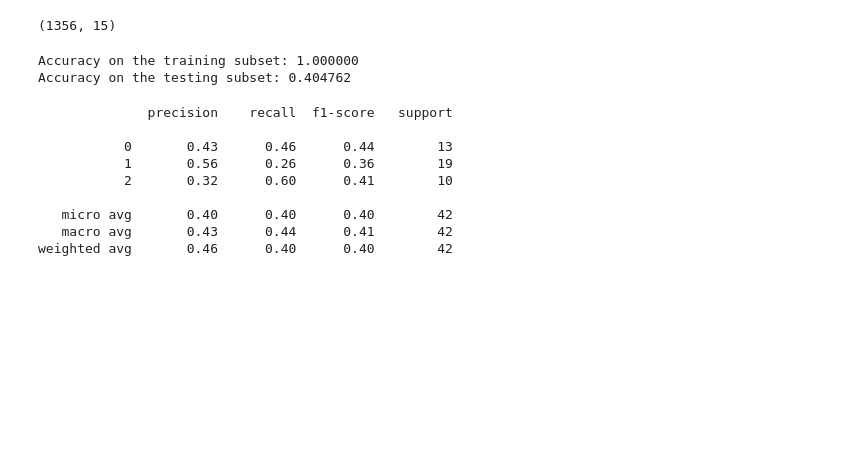
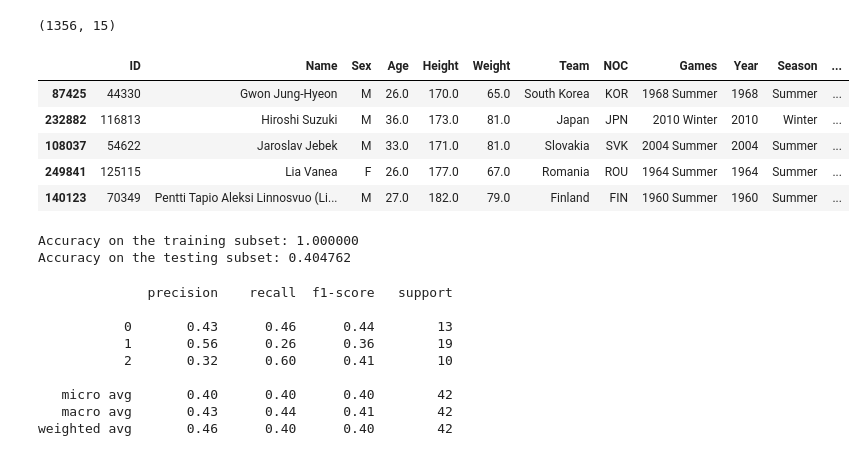
Before and after one commit to nassersaazi/ml_models, a Jupyter notebook: sports.ipynb, the cells around one changed output. Cells and saved outputs as stored; diff of their text form; code cells hidden in the pictures; blank space fills up the shorter version.

```diff
--- a/sports.ipynb
+++ b/sports.ipynb
@@ -1,29 +1,36 @@
 # %%
 import preprocessor
 from preprocessor import *
 
 prep = Preprocessor()
 
 olympics = pd.read_csv("~/Documents/datasets/olympics/athlete_events.csv")
 olympics = olympics.sample(frac=0.005, random_state=1)
 
 attributes = ["Sex","Age","Height","Weight","Team","Games","Sport","City","Year","Season","Medal"]
 olympics_sum = olympics[attributes]
 olympics_sum = olympics_sum.dropna(subset=["Medal"])
 olympics.describe()
 age_mean = olympics_sum["Age"].mean()
 height_mean = olympics_sum["Height"].mean()
 weight_mean = olympics_sum["Weight"].mean()
 age_median = olympics_sum["Age"].median()
 height_median = olympics_sum["Height"].median()
 weight_median = olympics_sum["Weight"].median()
 olympics_sum.Age = olympics_sum["Age"].fillna(age_mean)
 olympics_sum.Height = olympics_sum["Height"].fillna(height_mean)
 olympics_sum.Weight = olympics_sum["Weight"].fillna(weight_mean)
 olympics_sum.head()
-olympics.shape
+print(olympics.shape)
+olympics.head()
 # %% [output]
 (1356, 15)
+|  | ID | Name | Sex | Age | Height | Weight | Team | NOC | Games | Year | Season | ... |
+| 87425 | 44330 | Gwon Jung-Hyeon | M | 26.0 | 170.0 | 65.0 | South Korea | KOR | 1968 Summer | 1968 | Summer | ... |
+| 232882 | 116813 | Hiroshi Suzuki | M | 36.0 | 173.0 | 81.0 | Japan | JPN | 2010 Winter | 2010 | Winter | ... |
+| 108037 | 54622 | Jaroslav Jebek | M | 33.0 | 171.0 | 81.0 | Slovakia | SVK | 2004 Summer | 2004 | Summer | ... |
+| 249841 | 125115 | Lia Vanea | F | 26.0 | 177.0 | 67.0 | Romania | ROU | 1964 Summer | 1964 | Summer | ... |
+| 140123 | 70349 | Pentti Tapio Aleksi Linnosvuo (Li... | M | 27.0 | 182.0 | 79.0 | Finland | FIN | 1960 Summer | 1960 | Summer | ... |
 # %%
 from sklearn.ensemble import RandomForestClassifier
 from sklearn.model_selection import train_test_split
```
Also changed, not shown: 6 other files.
